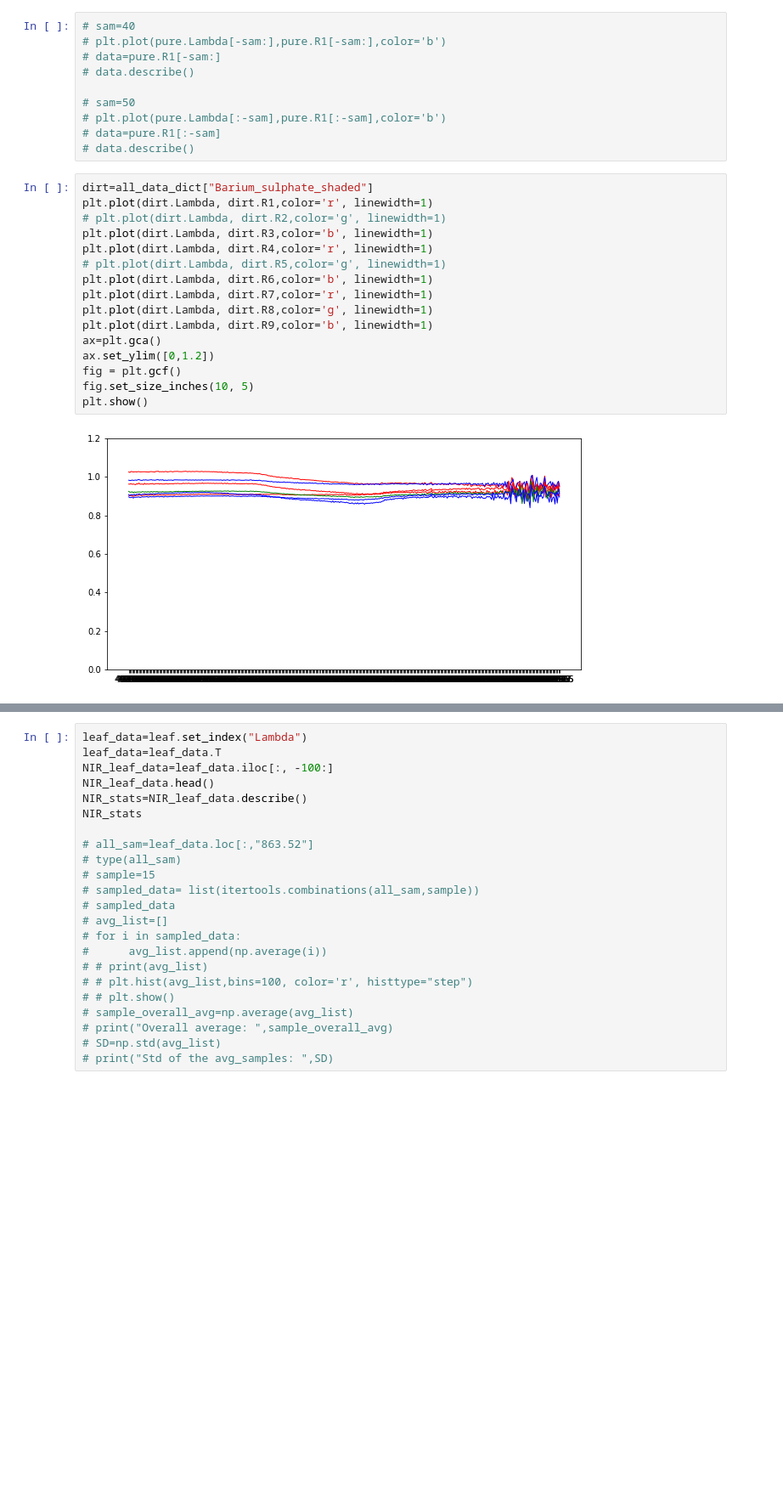
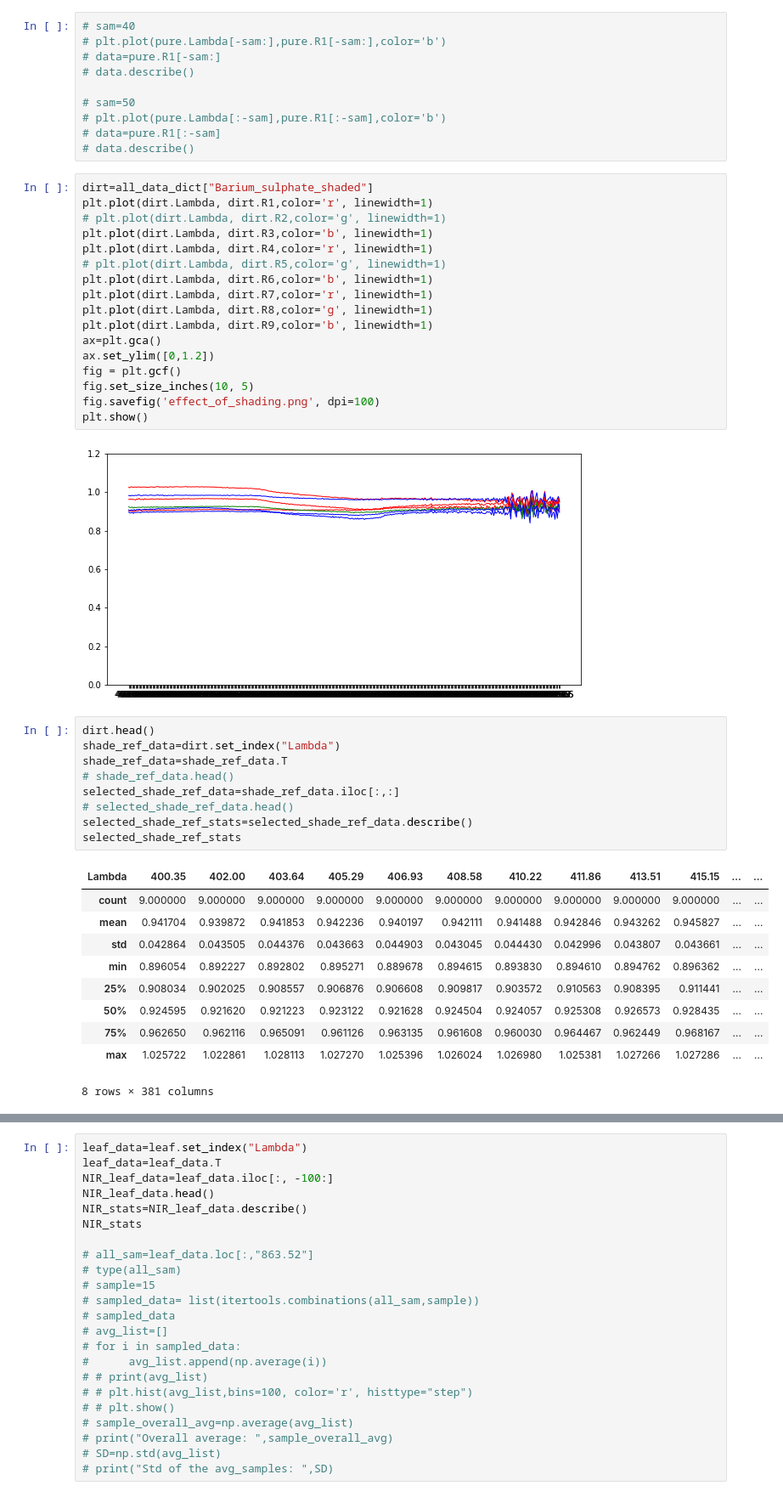
Before and after one commit to rahulrajias/Spectroradiometer_caliberation, a Jupyter notebook: decide_no_of_samples.ipynb, the cells around one changed output, grey strips where cells are left out. Shown at 85% size. Saved outputs shown, nothing was run; the diff lists cells and outputs as text; blank space fills up the shorter version.

```diff
--- a/decide_no_of_samples.ipynb
+++ b/decide_no_of_samples.ipynb
@@ -119,6 +135,27 @@ ax=plt.gca()
 ax.set_ylim([0,1.2])
 fig = plt.gcf()
 fig.set_size_inches(10, 5)
+fig.savefig('effect_of_shading.png', dpi=100)
 plt.show()
 # %% [output]
 [figure]
+# %%
+dirt.head()
+shade_ref_data=dirt.set_index("Lambda")
+shade_ref_data=shade_ref_data.T
+# shade_ref_data.head()
+selected_shade_ref_data=shade_ref_data.iloc[:,:]
+# selected_shade_ref_data.head()
+selected_shade_ref_stats=selected_shade_ref_data.describe()
+selected_shade_ref_stats
+# %% [output]
+| Lambda | 400.35 | 402.00 | 403.64 | 405.29 | 406.93 | 408.58 | 410.22 | 411.86 | 413.51 | 415.15 | ... | ... |
+| count | 9.000000 | 9.000000 | 9.000000 | 9.000000 | 9.000000 | 9.000000 | 9.000000 | 9.000000 | 9.000000 | 9.000000 | ... | ... |
+| mean | 0.941704 | 0.939872 | 0.941853 | 0.942236 | 0.940197 | 0.942111 | 0.941488 | 0.942846 | 0.943262 | 0.945827 | ... | ... |
+| std | 0.042864 | 0.043505 | 0.044376 | 0.043663 | 0.044903 | 0.043045 | 0.044430 | 0.042996 | 0.043807 | 0.043661 | ... | ... |
+| min | 0.896054 | 0.892227 | 0.892802 | 0.895271 | 0.889678 | 0.894615 | 0.893830 | 0.894610 | 0.894762 | 0.896362 | ... | ... |
+| 25% | 0.908034 | 0.902025 | 0.908557 | 0.906876 | 0.906608 | 0.909817 | 0.903572 | 0.910563 | 0.908395 | 0.911441 | ... | ... |
+| 50% | 0.924595 | 0.921620 | 0.921223 | 0.923122 | 0.921628 | 0.924504 | 0.924057 | 0.925308 | 0.926573 | 0.928435 | ... | ... |
+| 75% | 0.962650 | 0.962116 | 0.965091 | 0.961126 | 0.963135 | 0.961608 | 0.960030 | 0.964467 | 0.962449 | 0.968167 | ... | ... |
+| max | 1.025722 | 1.022861 | 1.028113 | 1.027270 | 1.025396 | 1.026024 | 1.026980 | 1.025381 | 1.027266 | 1.027286 | ... | ... |
+8 rows × 381 columns
```
Also changed, not shown: parts of 11 cells of this notebook, 4 other files.
